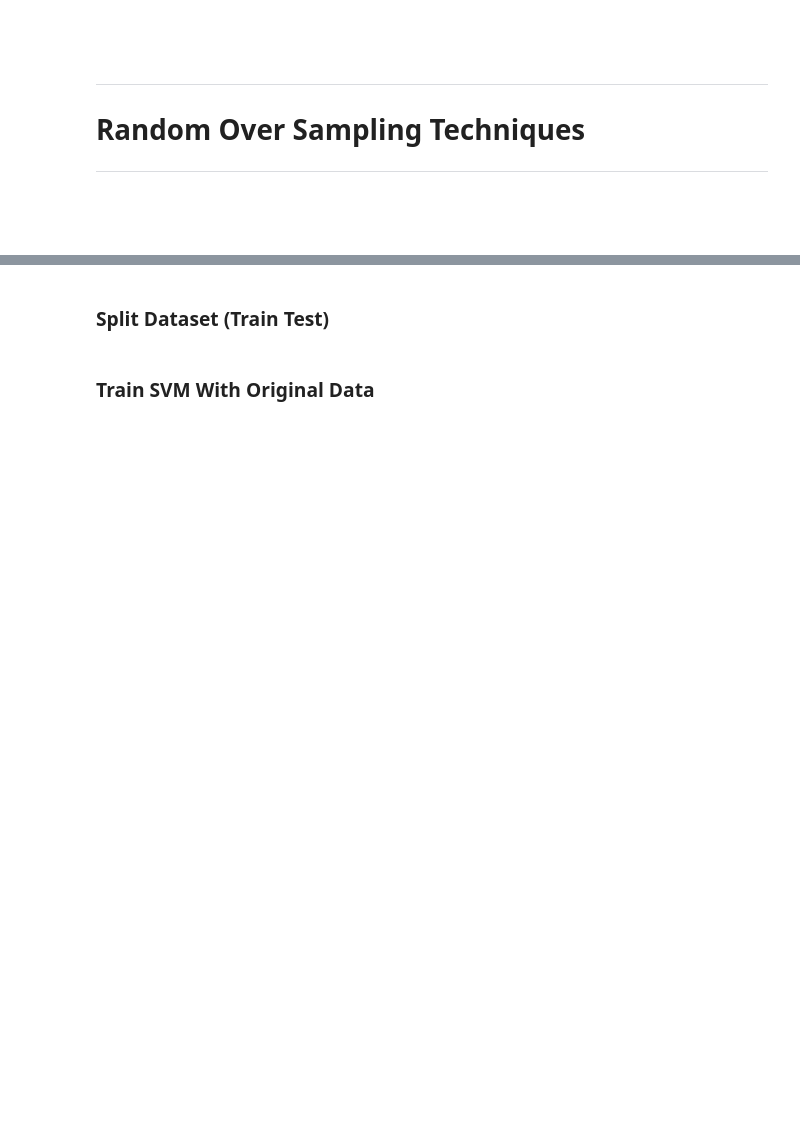
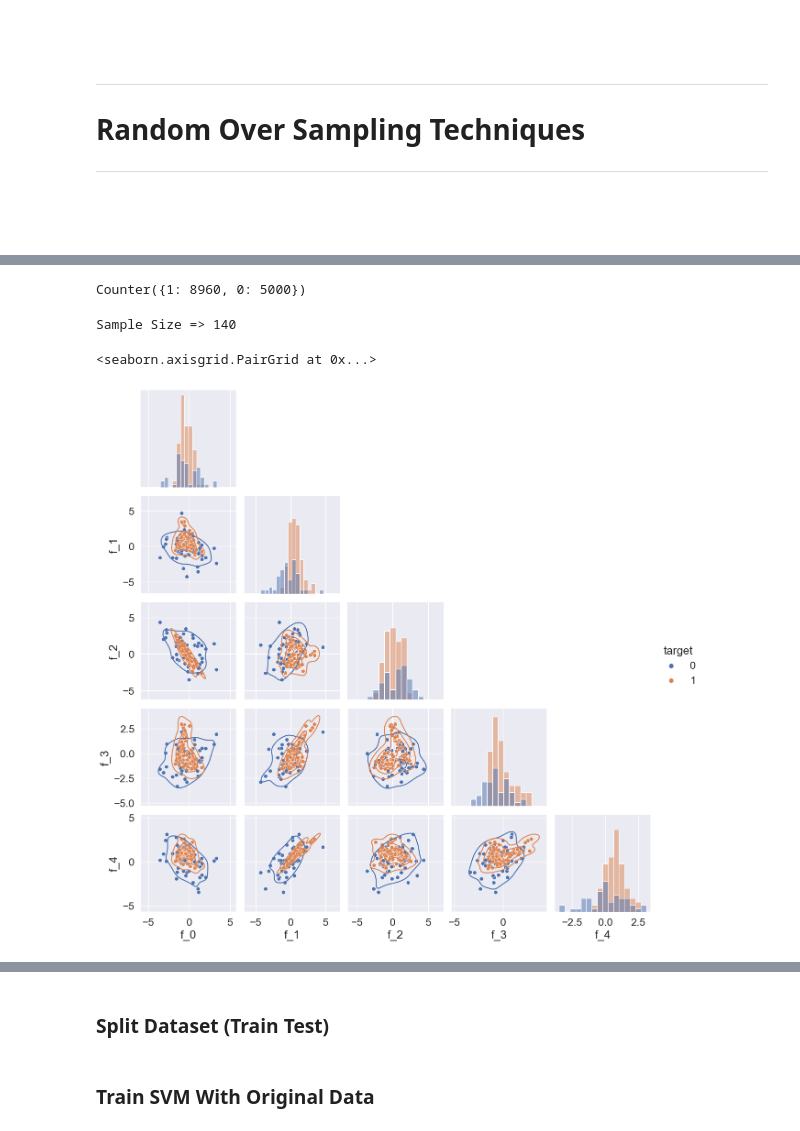
Before and after one commit to ccirelli2/imbalanced_data_sandbox, a Jupyter notebook: notebooks/imbalanced_learn_tutorial.ipynb, the cells around one changed output, grey strips where cells are left out. Saved outputs shown, nothing was run; the diff lists cells and outputs as text; code cells hidden in the pictures; blank space fills up the shorter version.

```diff
--- a/notebooks/imbalanced_learn_tutorial.ipynb
+++ b/notebooks/imbalanced_learn_tutorial.ipynb
@@ -305,0 +391,36 @@ g.map_lower(sns.kdeplot, levels=4, color=".2")
+# %%
+# Create Sampling Strategy (numeric count per class)
+ss = {1: 8960, 0: 5000}
+
+# Instantiate Class
+ros = RandomOverSampler(random_state=0, sampling_strategy=ss, shrinkage=3)
+
+# Split X and y
+y = df.target
+X = df[[x for x in df.columns if x not in ('target')]]
+
+X_res, y_res = ros.fit_resample(X, y)
+
+Counter(y_res)
+# %% [output]
+Counter({1: 8960, 0: 5000})
+# %%
+X_res['target'] = y_res
+X_res_ran_sample = X_res.sample(frac=0.01)
+print(f"Sample Size => {X_res_ran_sample.shape[0]}")
+
+# Seaborn Options
+sns.set(font_scale=1.5)
+
+g = sns.pairplot(
+    data=X_res_ran_sample,
+    hue='target',
+    kind='scatter',
+    diag_kind='hist',
+    corner=True
+)
+g.map_lower(sns.kdeplot, levels=4, color=".2")
+# %% [output]
+Sample Size => 140
+<seaborn.axisgrid.PairGrid at 0x...>
+[figure, added]
```
Also changed, not shown: parts of 28 cells of this notebook.
